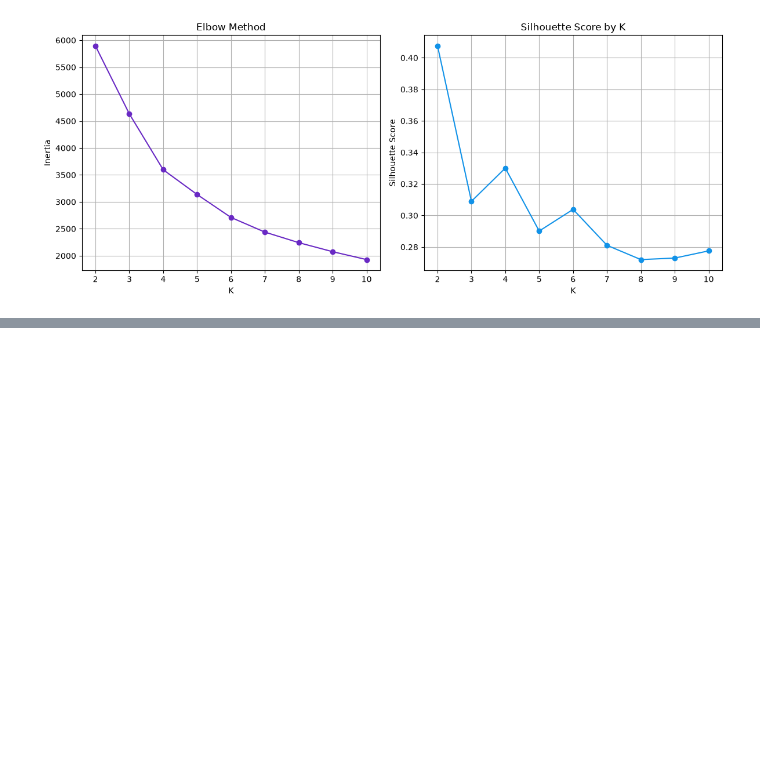
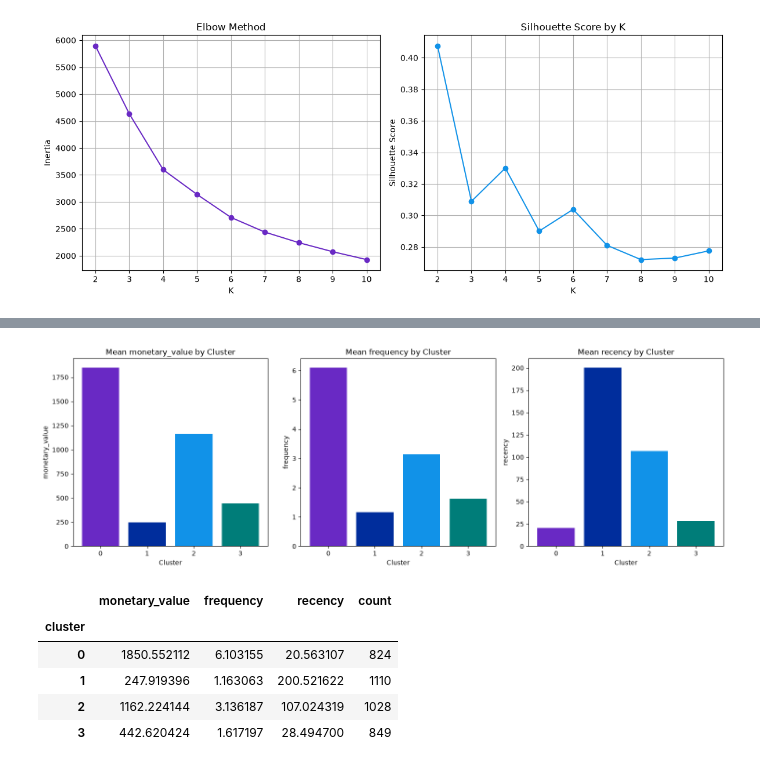
Before and after one commit to Avneesh-b7/product_analytics, a Jupyter notebook: k-means clustering/kmeans_clustering.ipynb, the cells around one changed output, grey strips where cells are left out. Drawn from its saved outputs; the diff is of its cells as text; code cells hidden in the pictures; blank space fills up the shorter version.

```diff
--- a/k-means clustering/kmeans_clustering.ipynb
+++ b/k-means clustering/kmeans_clustering.ipynb
@@ -827,0 +905,26 @@ plt.show()
+# %%
+cluster_colors = ['#6929c4', '#002d9c', '#1192e8', '#007d79']
+
+cluster_profile = customer_df.groupby('cluster')[['monetary_value', 'frequency', 'recency']].mean()
+cluster_profile['count'] = customer_df['cluster'].value_counts()
+
+fig, axes = plt.subplots(1, 3, figsize=(15, 5))
+
+for i, col in enumerate(['monetary_value', 'frequency', 'recency']):
+    axes[i].bar(cluster_profile.index.astype(str), cluster_profile[col], color=cluster_colors)
+    axes[i].set_xlabel('Cluster')
+    axes[i].set_ylabel(col)
+    axes[i].set_title(f'Mean {col} by Cluster')
+
+plt.tight_layout()
+plt.show()
+
+cluster_profile
+# %% [output]
+[figure, added]
+|  | monetary_value | frequency | recency | count |
+| cluster |  |  |  |  |
+| 0 | 1850.552112 | 6.103155 | 20.563107 | 824 |
+| 1 | 247.919396 | 1.163063 | 200.521622 | 1110 |
+| 2 | 1162.224144 | 3.136187 | 107.024319 | 1028 |
+| 3 | 442.620424 | 1.617197 | 28.494700 | 849 |
```
Also changed, not shown: parts of 8 cells of this notebook.
